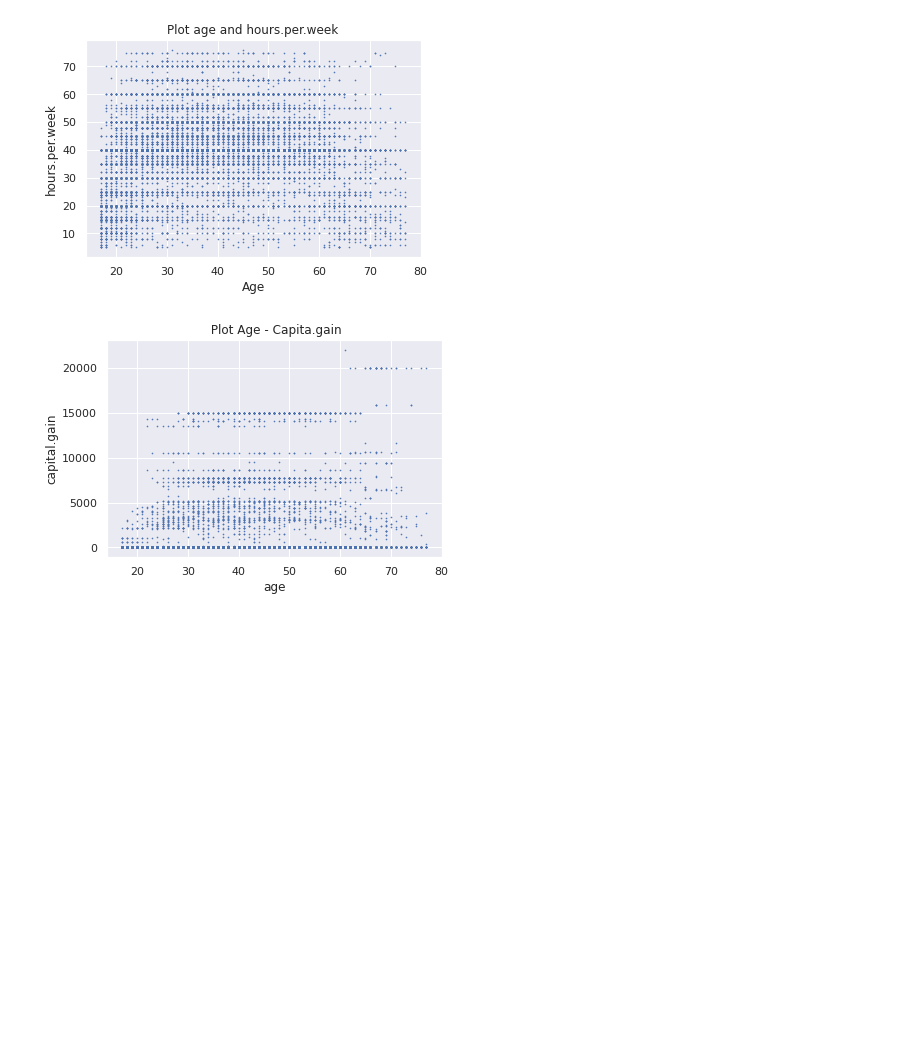
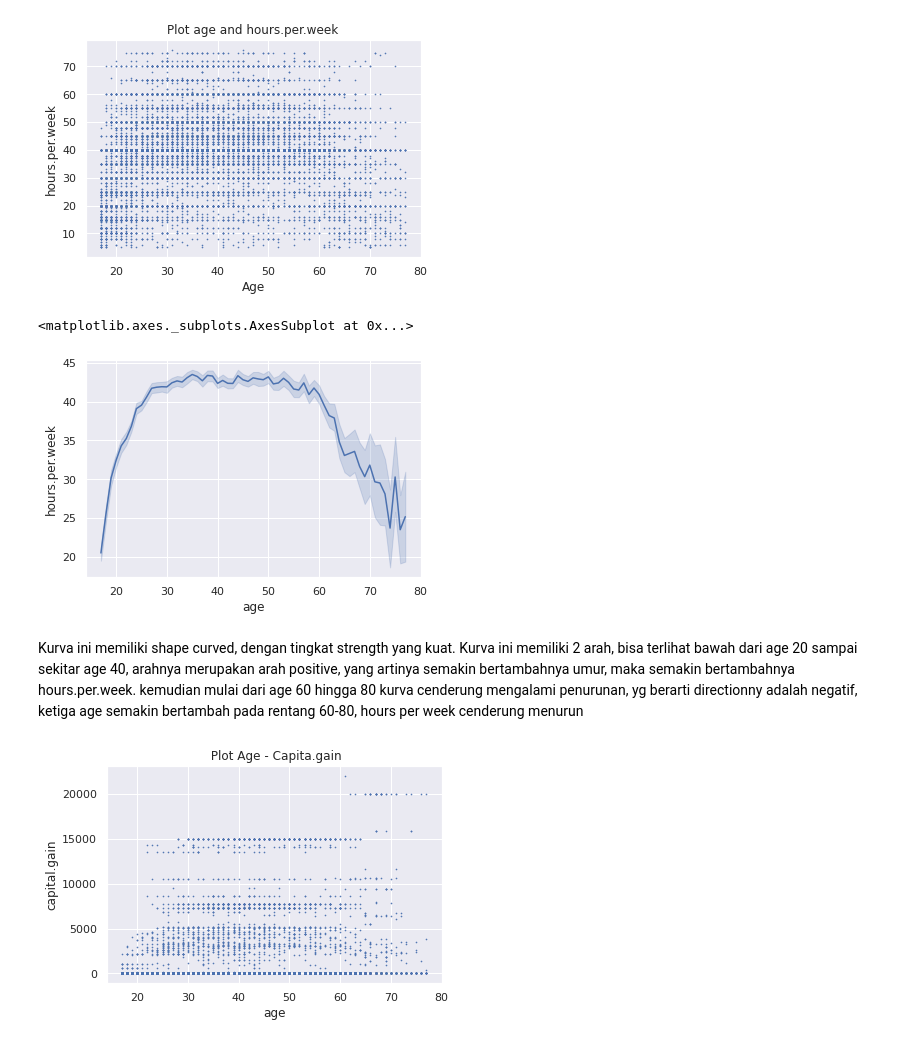
Before and after one commit to nicholasanthonys/tubes-probabilias-statistika, a Jupyter notebook: Tubes Data Cleaning.ipynb, the cells around one changed output. Drawn from its saved outputs; the diff is of its cells as text; code cells hidden in the pictures; blank space fills up the shorter version.

```diff
--- a/Tubes Data Cleaning.ipynb
+++ b/Tubes Data Cleaning.ipynb
@@ -217,6 +219,13 @@ plt.title("Plot age and hours.per.week")
 plt.show()
 # %% [output]
 [figure]
+# %%
+sns.lineplot(x="age",y="hours.per.week", data=datacensus)
+# %% [output]
+<matplotlib.axes._subplots.AxesSubplot at 0x...>
+[figure, added]
+# %% [markdown]
+Kurva ini memiliki shape curved, dengan tingkat strength yang kuat. Kurva ini memiliki 2 arah, bisa terlihat bawah dari age 20 sampai sekitar age 40, arahnya merupakan arah positive, yang artinya semakin bertambahnya umur, maka semakin bertambahnya hours.per.week. kemudian mulai dari age 60 hingga 80 kurva cenderung mengalami penurunan, yg berarti directionny adalah negatif, ketiga age semakin bertambah pada rentang 60-80, hours per week cenderung menurun
 # %%
 plt.scatter(datacensus["age"], datacensus["capital.gain"],s=0.4)
 plt.xlabel("age")
```
Also changed, not shown: parts of 19 cells of this notebook.
